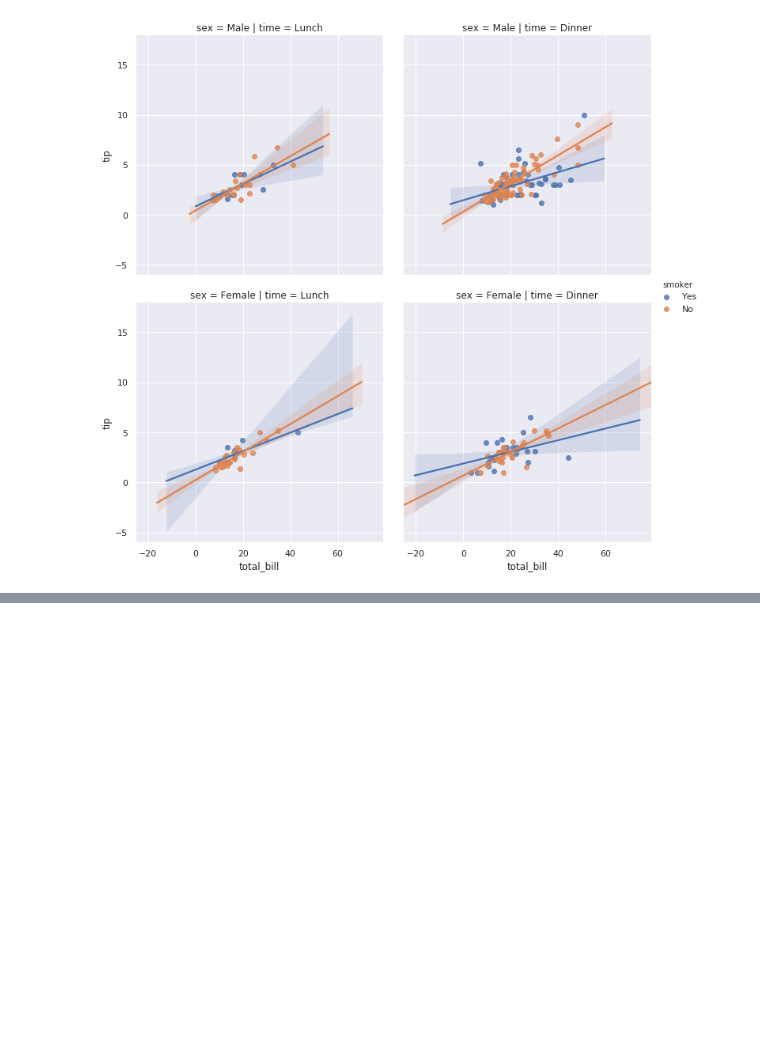
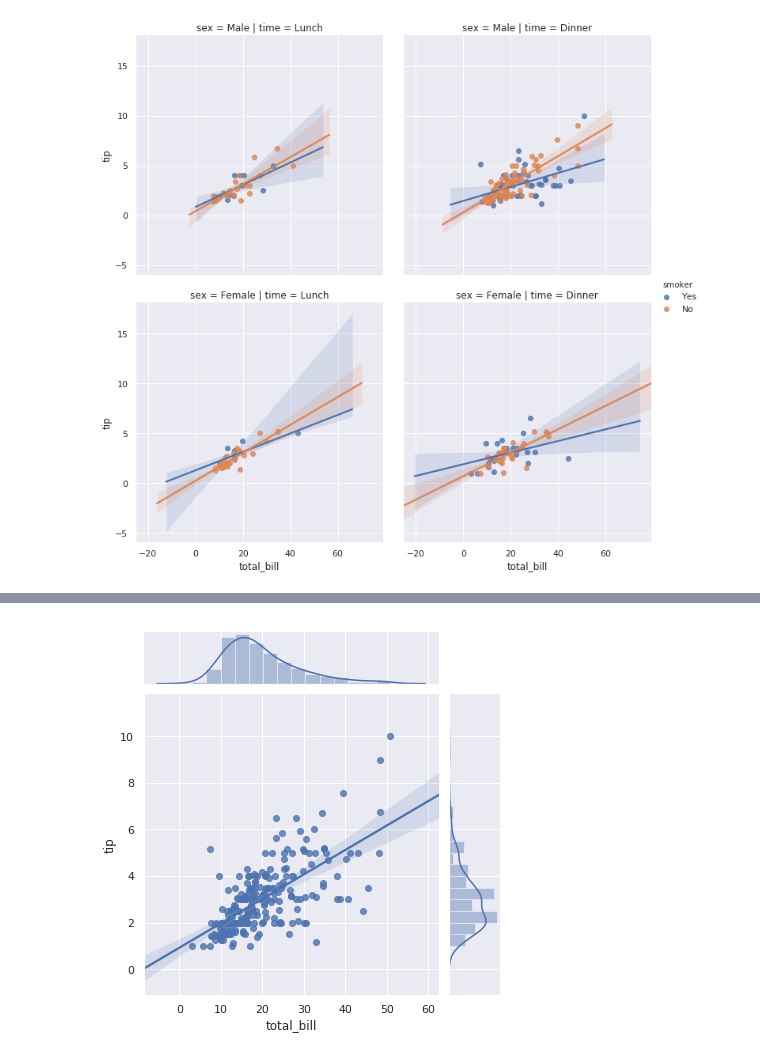
Before and after one commit to pea-sys/Til, a Jupyter notebook: OfficialSeabornTutorial.ipynb, the cells around one changed output, grey strips where cells are left out. Drawn from its saved outputs; the diff is of its cells as text; code cells hidden in the pictures; blank space fills up the shorter version.

```diff
--- a/OfficialSeabornTutorial.ipynb
+++ b/OfficialSeabornTutorial.ipynb
@@ -863,0 +884,4 @@ sns.lmplot(x="total_bill", y="tip", hue="smoker",
+# %%
+sns.jointplot(x="total_bill", y="tip", data=tips, kind="reg");
+# %% [output]
+[figure, added]
```
Also changed, not shown: parts of 38 cells of this notebook.
